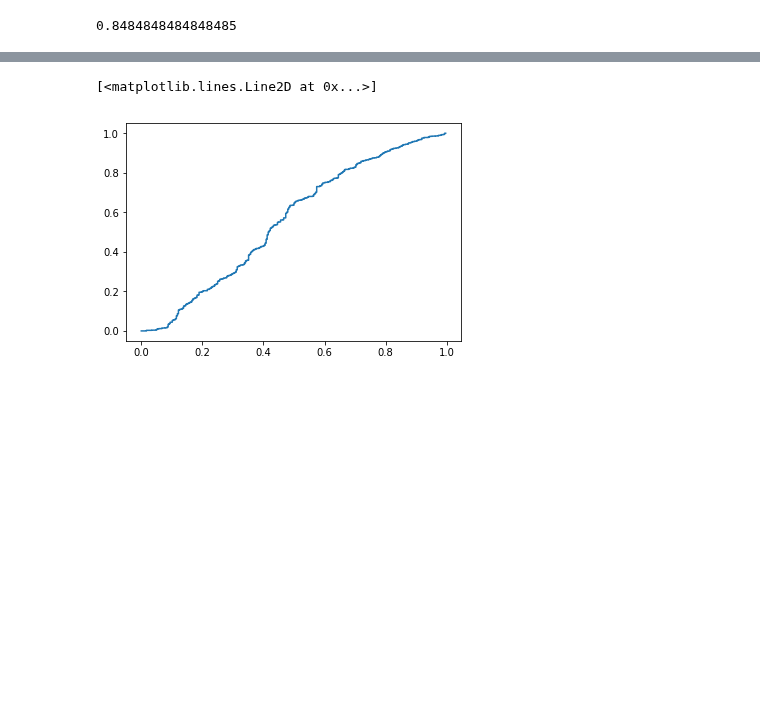
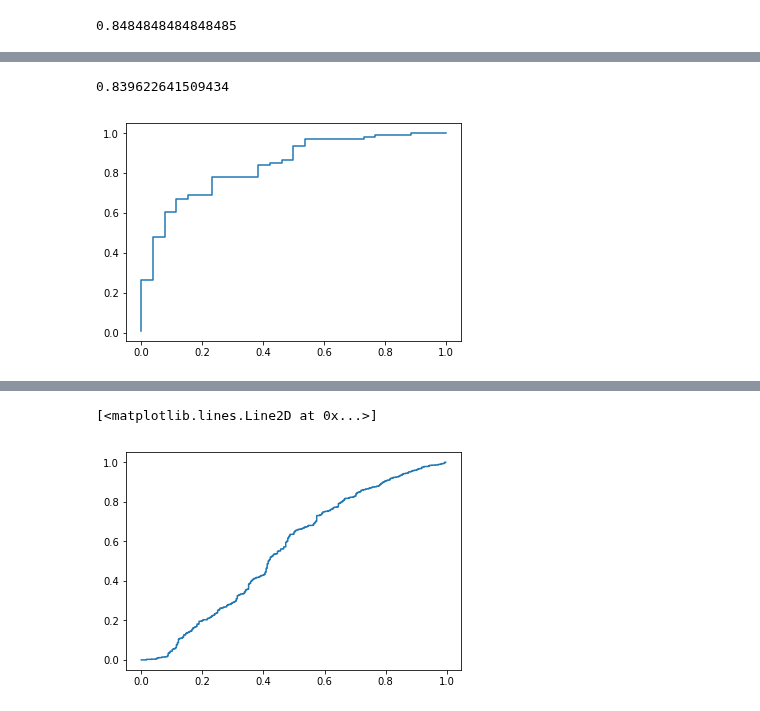
Before and after one commit to ShrekFelix/COMPSCI571-Machine-Learning, a Jupyter notebook: SVM.ipynb, the cells around one changed output, grey strips where cells are left out. Cells and saved outputs as stored; diff of their text form; code cells hidden in the pictures; blank space fills up the shorter version.

```diff
--- a/SVM.ipynb
+++ b/SVM.ipynb
@@ -12,11 +13,11 @@ import matplotlib.pyplot as plt
 # %%
 X,Y = load_CSV('creditCard.csv')
 X = preprocessing.scale(X)
+# %%
+X_train, X_test, y_train, y_test = train_test_split(X, Y, test_size=0.1, random_state=2018)
 # %%
 linear_svc = svm.SVC(kernel='linear')
 # %%
 np.random.seed(2018)
 itrain = np.random.choice(len(X), int(X.shape[0]*0.9),replace=False)
 itest = np.array(list(set(range(len(X))) - set(itrain)))
-# %%
-linear_svc.fit(X[itrain],Y[itrain])
@@ -31,0 +24,2 @@ linear_svc.score(X[itest], Y[itest])
+# %%
+linear_svc.fit(X_train,y_train)
@@ -65,3 +66,12 @@ IndexError: too many indices for array
+# %%
+y_score = linear_svc.fit(X_train, y_train).decision_function(X_test)
+
+fpr, tpr, thresholds = metrics.roc_curve(y_test, y_score)
+plt.plot(fpr,tpr)
+metrics.auc(fpr,tpr)
+# %% [output]
+0.839622641509434
+[figure, added]
 # %%
 def ROC(X,Y, classifier):
     scores = classifier.decision_function(X)
```
Also changed, not shown: parts of 18 cells of this notebook.
